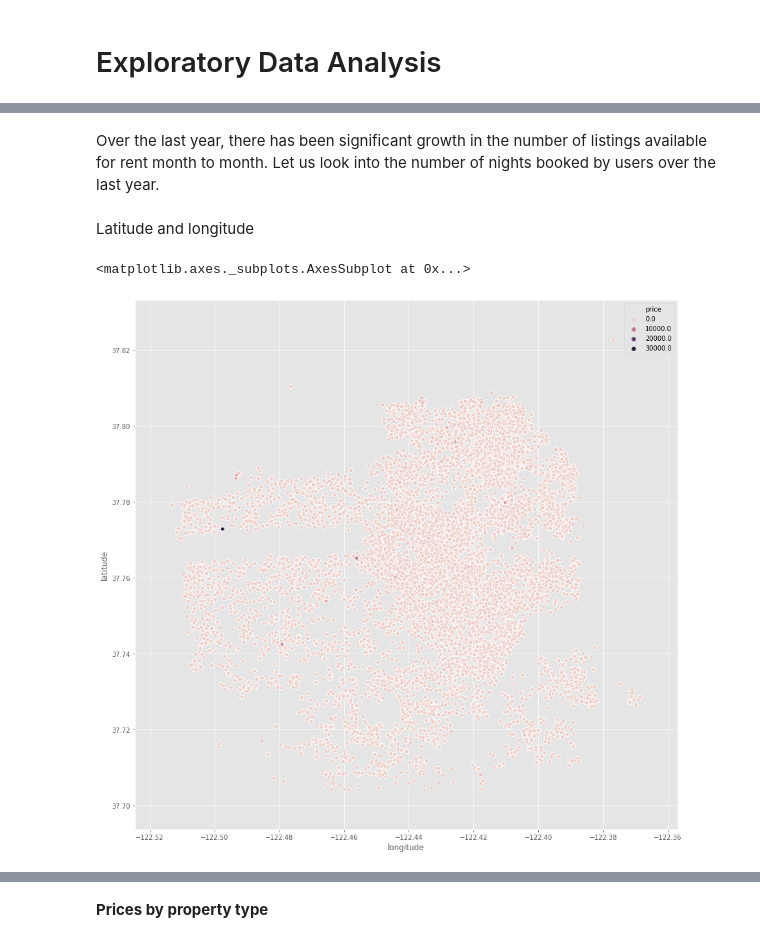
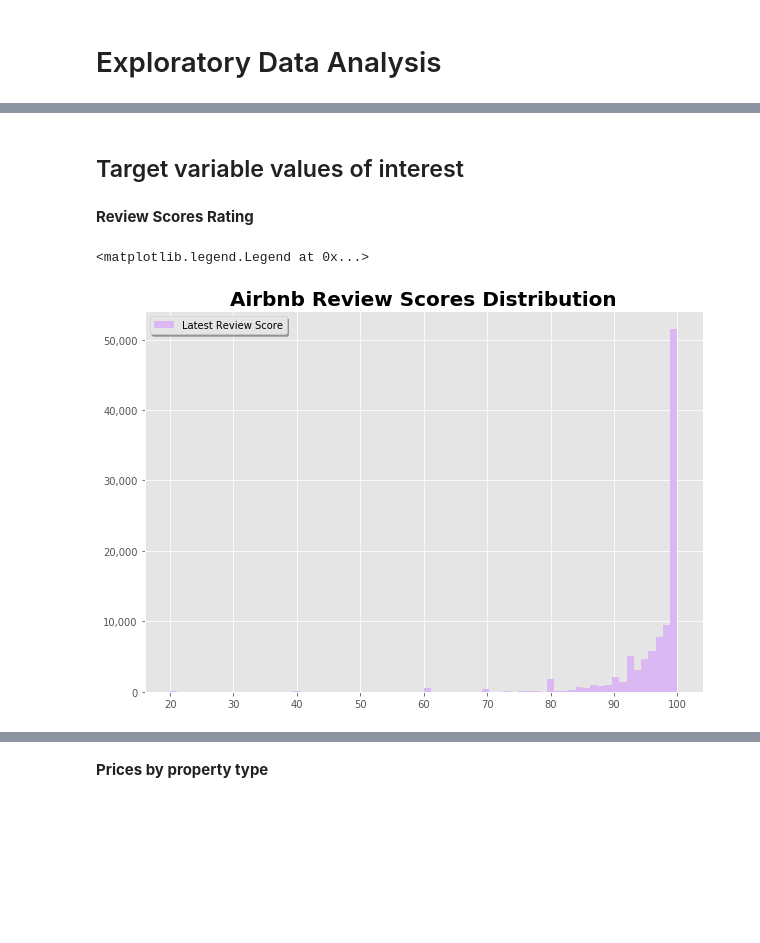
Before and after one commit to KishenSharma6/Airbnb-Analysis, a Jupyter notebook: Project Codes/03. Exploratory Data Analysis/2020_0202_Listings_EDA.ipynb, the cells around one changed output, grey strips where cells are left out. Drawn from its saved outputs; the diff is of its cells as text; code cells hidden in the pictures; blank space fills up the shorter version.

```diff
--- a/Project Codes/03. Exploratory Data Analysis/2020_0202_Listings_EDA.ipynb
+++ b/Project Codes/03. Exploratory Data Analysis/2020_0202_Listings_EDA.ipynb
@@ -124,11 +91,18 @@ plt.legend(loc='upper right',frameon=True, fancybox=True)
-# %% [markdown]
-Over the last year, there has been significant growth in the number of listings available for rent month to month. Let us look into the number of nights booked by users over the last year.
-# %% [markdown]
-Latitude and longitude
-# %%
-fig, ax = plt.subplots(figsize = (15,15))
-
-sns.scatterplot(x='longitude', y = 'latitude',hue = 'price', data = listings[::3], ax = ax)
-# %% [output]
-<matplotlib.axes._subplots.AxesSubplot at 0x...>
-[figure, removed]
+# %% [markdown]
+## Target variable values of interest
+# %% [markdown]
+**Review Scores Rating**
+# %%
+#plot hist
+g =df.review_scores_rating.hist(figsize=(10,7), bins = 70,color = '#dab8f3', label = 'Latest Review Score')
+
+#Set font dictionaries
+dict_title= {'fontweight' : 'heavy', 'fontsize' : 20}
+
+#Set plot aesthetics
+g.set_title('Airbnb Review Scores Distribution', fontdict=dict_title)
+g.get_yaxis().set_major_formatter(plt.FuncFormatter(lambda x, loc: "{:,}".format(int(x))))
+g.legend(frameon = True, fancybox=True, shadow = True,fontsize = 10)
+# %% [output]
+<matplotlib.legend.Legend at 0x...>
+[figure, added]
```
Also changed, not shown: parts of 32 cells of this notebook.
